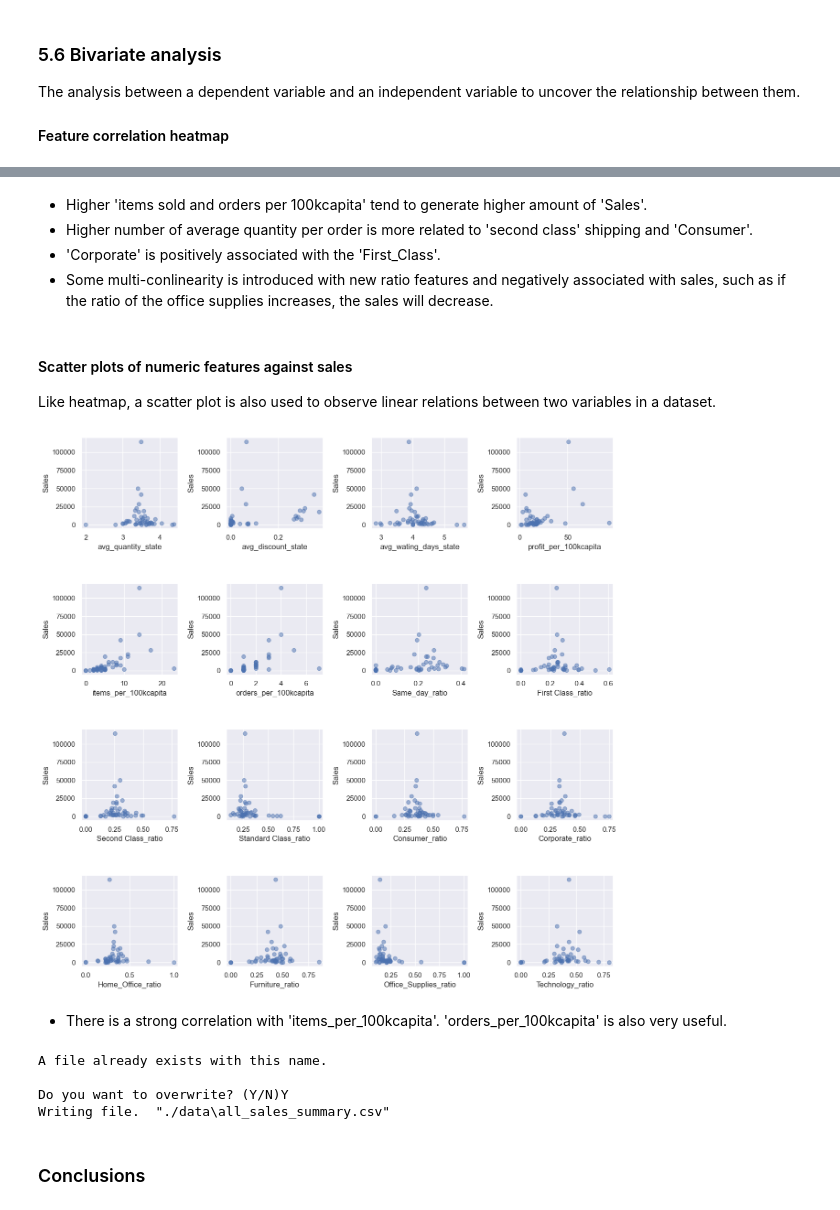
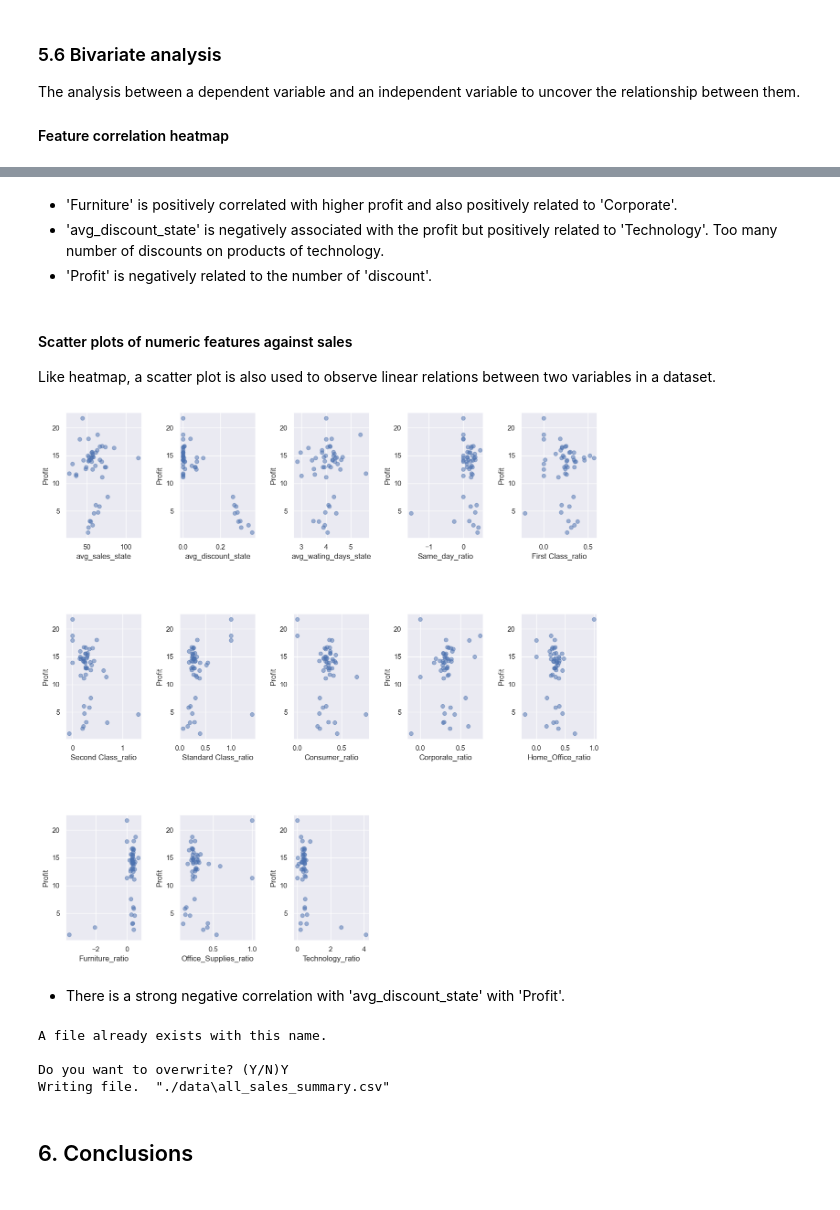
Before and after one commit to livia360/Captone_project2, a Jupyter notebook: Part1_data_wrangling_and_EDA.ipynb, the cells around one changed output, grey strips where cells are left out. Saved outputs shown, nothing was run; the diff lists cells and outputs as text; code cells hidden in the pictures.

```diff
--- a/Part1_data_wrangling_and_EDA.ipynb
+++ b/Part1_data_wrangling_and_EDA.ipynb
@@ -973,3 +961,6 @@ cat_merge.head()
 # %%
 # merge numeric and categorical features
-df_all = state_summary_per_100k.merge(cat_merge, how='left', on='State')
+df_combined = state_summary.merge(cat_all, how='left', on='State')
+# %%
+df_all = df_combined.drop(['total_quantity_state', 'state_population'], axis=1)
+df_all.head()
@@ -1284,13 +1271,12 @@ plt.show();
-# %% [markdown]
- - Higher 'items sold and orders per 100kcapita' tend to generate higher amount of 'Sales'.
- - Higher number of average quantity per order is more related to 'second class' shipping and 'Consumer'.
- - 'Corporate' is positively associated with the 'First_Class'.
- - Some multi-conlinearity is introduced with new ratio features and negatively associated with sales, such as if the ratio of the office supplies increases, the sales will decrease.
+# %% [markdown]
+ - 'Furniture' is positively correlated with higher profit and also positively related to 'Corporate'.
+ - 'avg_discount_state' is negatively associated with the profit but positively related to 'Technology'. Too many number of discounts on products of technology.
+ - 'Profit' is negatively related to the number of 'discount'.
 # %% [markdown]
 #### Scatter plots of numeric features against sales
 Like heatmap, a scatter plot is also used to observe linear relations between two variables in a dataset.
 # %%
-# define useful function to create scatterplots of ticket prices against desired columns
+# define function to create scatterplots of profit against desired columns
 def scatterplots(columns, ncol=None, figsize=(15, 8)):
     if ncol is None:
         ncol = len(columns)
@@ -1299,21 +1285,21 @@ def scatterplots(columns, ncol=None, figsize=(15, 8)):
     fig.subplots_adjust(wspace=0.5, hspace=0.6)
     for i, col in enumerate(columns):
         ax = axes.flatten()[i]
-        ax.scatter(x = col, y = 'total_sales_state', data=df_all,alpha=0.5)
-        ax.set(xlabel=col, ylabel='Sales')
+        ax.scatter(x = col, y = 'avg_profit_state', data=df_all,alpha=0.5)
+        ax.set(xlabel=col, ylabel='Profit')
     nsubplots = nrow * ncol
     for empty in range(i+1, nsubplots):
         axes.flatten()[empty].set_visible(False)
 # %%
-features = [feature for feature in df_all.columns if feature not in ['State','total_sales_state']]
+features = [feature for feature in df_all.columns if feature not in ['State','avg_profit_state']]
 # %%
 # in this case, the ‘total_sale_state’ attribute is the dependent variable, and every other are the independent variables.
-scatterplots(features, ncol=4, figsize=(15, 15))
+scatterplots(features, ncol=5, figsize=(15, 15))
 plt.show();
 # %% [output]
-[figure, old version]
+[figure, new version]
 # %% [markdown]
-- There is a strong correlation with 'items_per_100kcapita'. 'orders_per_100kcapita' is also very useful.
+- There is a strong negative correlation with 'avg_discount_state' with 'Profit'.
 # %%
 # save the state_summary separately.
 datapath = './data'
@@ -1324,4 +1310,4 @@ A file already exists with this name.
 Do you want to overwrite? (Y/N)Y
 Writing file.  "./data\all_sales_summary.csv"
 # %% [markdown]
-### Conclusions
+## 6. Conclusions
```
Also changed, not shown: parts of 90 cells of this notebook, 2 other files.
